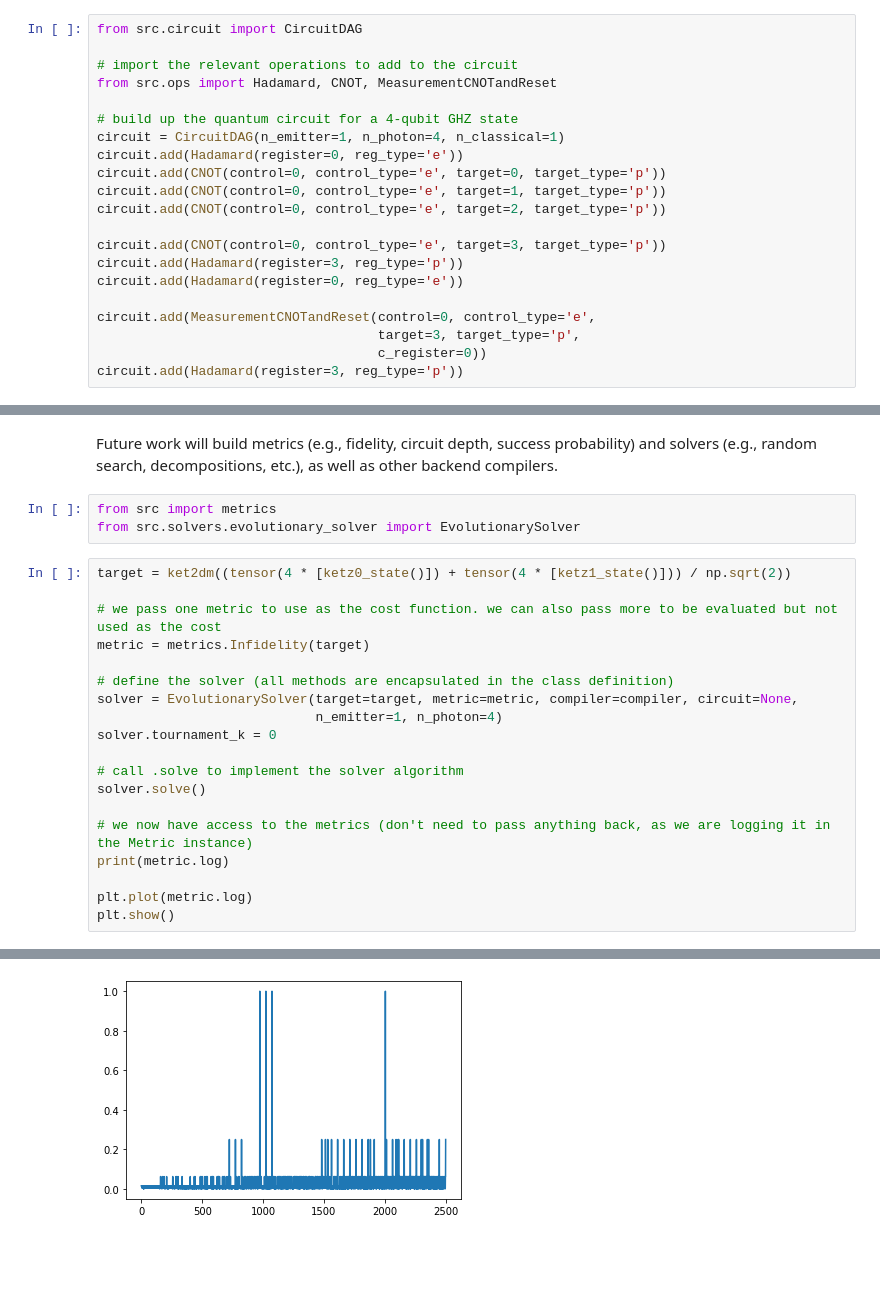
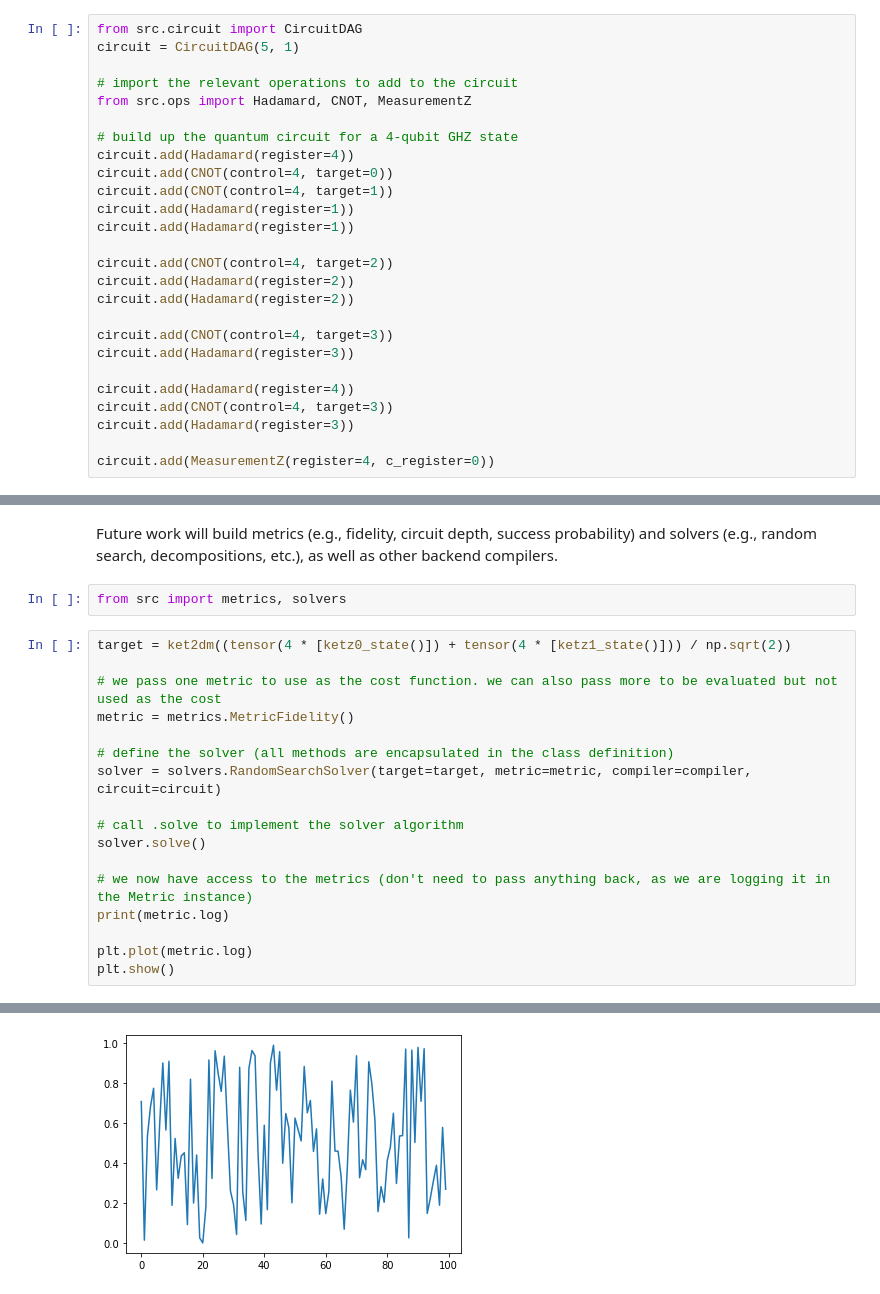
Before and after one commit to graphiq-dev/graphiq, a Jupyter notebook: examples/simulate_circuit.ipynb, the cells around one changed output, grey strips where cells are left out. Cells and saved outputs as stored; diff of their text form; blank space fills up the shorter version.

```diff
--- a/examples/simulate_circuit.ipynb
+++ b/examples/simulate_circuit.ipynb
@@ -11,24 +11,29 @@ from src.backends.density_matrix.functions import ketz0_state, ketz1_state, tens
 First, we create the quantum circuit by adding gates, specifying the registers (quantum and classical) that they act on.
 # %%
 from src.circuit import CircuitDAG
+circuit = CircuitDAG(5, 1)
 
 # import the relevant operations to add to the circuit
-from src.ops import Hadamard, CNOT, MeasurementCNOTandReset
+from src.ops import Hadamard, CNOT, MeasurementZ
 
 # build up the quantum circuit for a 4-qubit GHZ state
-circuit = CircuitDAG(n_emitter=1, n_photon=4, n_classical=1)
-circuit.add(Hadamard(register=0, reg_type='e'))
-circuit.add(CNOT(control=0, control_type='e', target=0, target_type='p'))
-circuit.add(CNOT(control=0, control_type='e', target=1, target_type='p'))
-circuit.add(CNOT(control=0, control_type='e', target=2, target_type='p'))
+circuit.add(Hadamard(register=4))
+circuit.add(CNOT(control=4, target=0))
+circuit.add(CNOT(control=4, target=1))
+circuit.add(Hadamard(register=1))
+circuit.add(Hadamard(register=1))
 
-circuit.add(CNOT(control=0, control_type='e', target=3, target_type='p'))
-circuit.add(Hadamard(register=3, reg_type='p'))
-circuit.add(Hadamard(register=0, reg_type='e'))
+circuit.add(CNOT(control=4, target=2))
+circuit.add(Hadamard(register=2))
+circuit.add(Hadamard(register=2))
 
-circuit.add(MeasurementCNOTandReset(control=0, control_type='e',
-                                    target=3, target_type='p',
-                                    c_register=0))
-circuit.add(Hadamard(register=3, reg_type='p'))
+circuit.add(CNOT(control=4, target=3))
+circuit.add(Hadamard(register=3))
+
+circuit.add(Hadamard(register=4))
+circuit.add(CNOT(control=4, target=3))
+circuit.add(Hadamard(register=3))
+
+circuit.add(MeasurementZ(register=4, c_register=0))
 # %%
 # plot the circuit as a directed, acyclic graph
@@ -70,18 +74,15 @@ io.save_np_array(state_a, "partial_density_matrix.np")
 # %% [markdown]
 Future work will build metrics (e.g., fidelity, circuit depth, success probability) and solvers (e.g., random search, decompositions, etc.), as well as other backend compilers.
 # %%
-from src import metrics
-from src.solvers.evolutionary_solver import EvolutionarySolver
+from src import metrics, solvers
 # %%
 target = ket2dm((tensor(4 * [ketz0_state()]) + tensor(4 * [ketz1_state()])) / np.sqrt(2))
 
 # we pass one metric to use as the cost function. we can also pass more to be evaluated but not used as the cost
-metric = metrics.Infidelity(target)
+metric = metrics.MetricFidelity()
 
 # define the solver (all methods are encapsulated in the class definition)
-solver = EvolutionarySolver(target=target, metric=metric, compiler=compiler, circuit=None,
-                            n_emitter=1, n_photon=4)
-solver.tournament_k = 0
+solver = solvers.RandomSearchSolver(target=target, metric=metric, compiler=compiler, circuit=circuit)
 
 # call .solve to implement the solver algorithm
 solver.solve()
@@ -113 +113 @@ Iteration 49 | Best score: 0.0000
-[figure, old version]
+[figure, new version]
```
Also changed, not shown: parts of 4 cells of this notebook, 5 other files.
